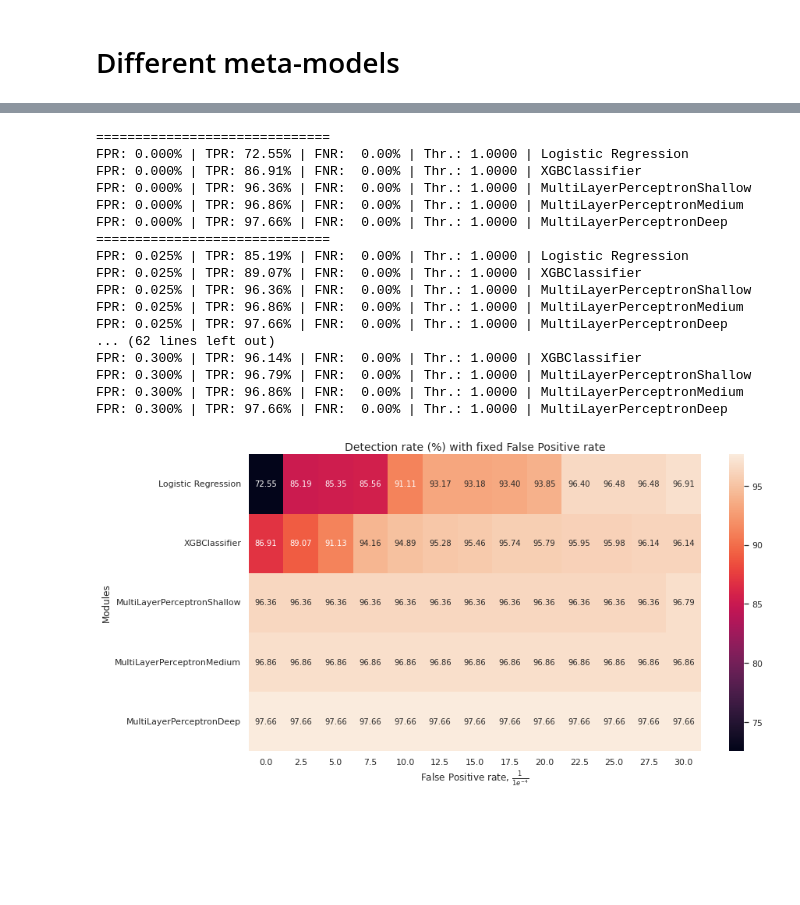
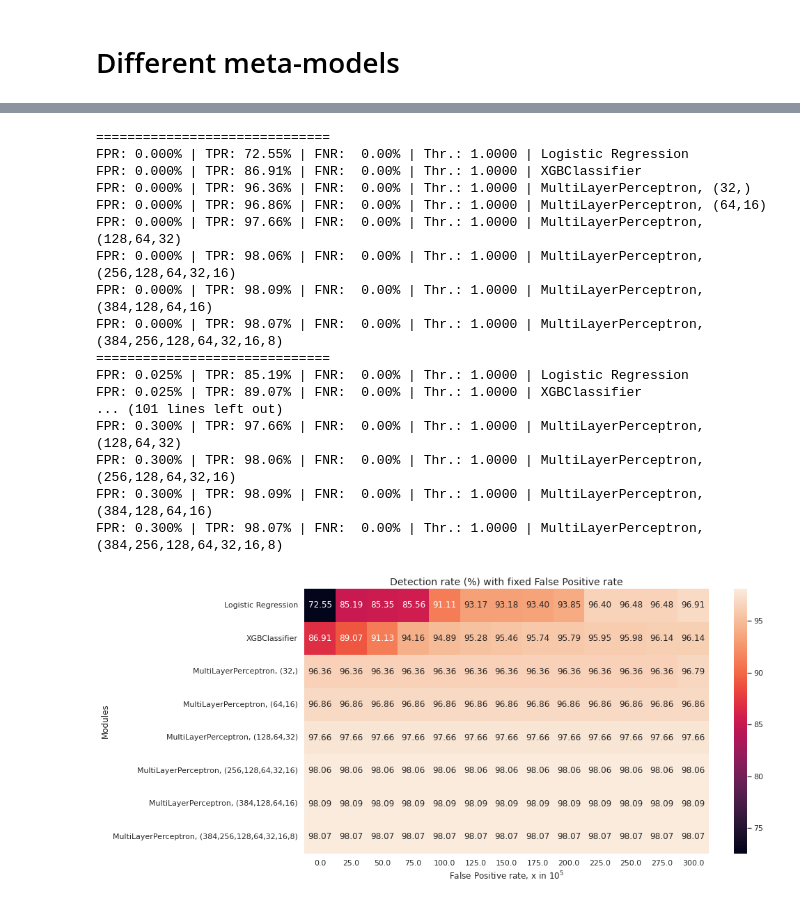
Before and after one commit to dtrizna/quo.vadis, a Jupyter notebook: evaluation/representations/evaluate_val_mlp.ipynb, the cells around one changed output, grey strips where cells are left out. Saved outputs shown, nothing was run; the diff lists cells and outputs as text; code cells hidden in the pictures; blank space fills up the shorter version.

```diff
--- a/evaluation/representations/evaluate_val_mlp.ipynb
+++ b/evaluation/representations/evaluate_val_mlp.ipynb
@@ -241,25 +491,44 @@ models_meta["XGBClassifier"] = CompositeClassifierFromRepresentations(modules=mo
                                                                     meta_model="XGBClassifier",
                                                                     load_meta_model = False,
                                                                     root=ROOT)
-models_meta["MultiLayerPerceptronShallow"] = CompositeClassifierFromRepresentations(modules=modules,
+models_meta["MultiLayerPerceptron, (32,)"] = CompositeClassifierFromRepresentations(modules=modules,
                                                                     meta_model="MultiLayerPerceptron",
                                                                     load_meta_model = False,
                                                                     root=ROOT,
                                                                     mlp_hidden_layer_sizes=(32,),
                                                                     meta_fit_max_iter=400)
-models_meta["MultiLayerPerceptronMedium"] = CompositeClassifierFromRepresentations(modules=modules,
+models_meta["MultiLayerPerceptron, (64,16)"] = CompositeClassifierFromRepresentations(modules=modules,
                                                                     meta_model="MultiLayerPerceptron",
                                                                     load_meta_model = False,
                                                                     root=ROOT,
                                                                     mlp_hidden_layer_sizes=(64,16),
                                                                     meta_fit_max_iter=400)
-models_meta["MultiLayerPerceptronDeep"] = CompositeClassifierFromRepresentations(modules=modules,
+models_meta["MultiLayerPerceptron, (128,64,32)"] = CompositeClassifierFromRepresentations(modules=modules,
                                                                     meta_model="MultiLayerPerceptron",
                                                                     load_meta_model = False,
                                                                     root=ROOT,
                                                                     mlp_hidden_layer_sizes=(128,64,32),
                                                                     meta_fit_max_iter=400)
+models_meta["MultiLayerPerceptron, (256,128,64,32,16)"] = CompositeClassifierFromRepresentations(modules=modules,
+                                                                    meta_model="MultiLayerPerceptron",
+                                                                    load_meta_model = False,
+                                                                    root=ROOT,
+                                                                    mlp_hidden_layer_sizes=(256,128,64,32,16),
+                                                                    meta_fit_max_iter=400)
 
+models_meta["MultiLayerPerceptron, (384,128,64,16)"] = CompositeClassifierFromRepresentations(modules=modules,
+                                                                    meta_model="MultiLayerPerceptron",
+                                                                    load_meta_model = False,
+                                                                    root=ROOT,
+                                                                    mlp_hidden_layer_sizes=(384,128,64,16),
+                                                                    meta_fit_max_iter=400)
+
+models_meta["MultiLayerPerceptron, (384,256,128,64,32,16,8)"] = CompositeClassifierFromRepresentations(modules=modules,
+                                                                    meta_model="MultiLayerPerceptron",
+                                                                    load_meta_model = False,
+                                                                    root=ROOT,
+                                                                    mlp_hidden_layer_sizes=(384,256,128,64,32,16,8),
+                                                                    meta_fit_max_iter=400)
 x_trains = {}
 x_vals = {}
 for x in models_meta:
@@ -322,22 +591,22 @@ weighted avg     0.9856    0.9855    0.9855     18102
 # %%
-fprs, fnrs, tprs, thresholds_roc, thresholds_det = get_dicts_for_magic_analysis(models_meta, x_vals, y_val)
-do_magic_analysis(models_meta, fprs, fnrs, tprs, thresholds_roc, thresholds_det, fpr_rates=list(np.arange(2.5e-8, 3.01e-3, 2.5e-4)))
+fprs, fnrs, tprs, thresholds_roc, thresholds_det = get_fpr_fnr_dicts(models_meta, x_vals, y_val)
+detection_rates_from_fpr(models_meta, fprs, fnrs, tprs, thresholds_roc, thresholds_det, fpr_rates=list(np.arange(2.5e-8, 3.01e-3, 2.5e-4)))
 # %% [output]
 ==============================
 FPR: 0.000% | TPR: 72.55% | FNR:  0.00% | Thr.: 1.0000 | Logistic Regression
 FPR: 0.000% | TPR: 86.91% | FNR:  0.00% | Thr.: 1.0000 | XGBClassifier
-FPR: 0.000% | TPR: 96.36% | FNR:  0.00% | Thr.: 1.0000 | MultiLayerPerceptronShallow
-FPR: 0.000% | TPR: 96.86% | FNR:  0.00% | Thr.: 1.0000 | MultiLayerPerceptronMedium
-FPR: 0.000% | TPR: 97.66% | FNR:  0.00% | Thr.: 1.0000 | MultiLayerPerceptronDeep
+FPR: 0.000% | TPR: 96.36% | FNR:  0.00% | Thr.: 1.0000 | MultiLayerPerceptron, (32,)
+FPR: 0.000% | TPR: 96.86% | FNR:  0.00% | Thr.: 1.0000 | MultiLayerPerceptron, (64,16)
+FPR: 0.000% | TPR: 97.66% | FNR:  0.00% | Thr.: 1.0000 | MultiLayerPerceptron, (128,64,32)
+FPR: 0.000% | TPR: 98.06% | FNR:  0.00% | Thr.: 1.0000 | MultiLayerPerceptron, (256,128,64,32,16)
+FPR: 0.000% | TPR: 98.09% | FNR:  0.00% | Thr.: 1.0000 | MultiLayerPerceptron, (384,128,64,16)
+FPR: 0.000% | TPR: 98.07% | FNR:  0.00% | Thr.: 1.0000 | MultiLayerPerceptron, (384,256,128,64,32,16,8)
 ==============================
 FPR: 0.025% | TPR: 85.19% | FNR:  0.00% | Thr.: 1.0000 | Logistic Regression
 FPR: 0.025% | TPR: 89.07% | FNR:  0.00% | Thr.: 1.0000 | XGBClassifier
-FPR: 0.025% | TPR: 96.36% | FNR:  0.00% | Thr.: 1.0000 | MultiLayerPerceptronShallow
-FPR: 0.025% | TPR: 96.86% | FNR:  0.00% | Thr.: 1.0000 | MultiLayerPerceptronMedium
-FPR: 0.025% | TPR: 97.66% | FNR:  0.00% | Thr.: 1.0000 | MultiLayerPerceptronDeep
-... (62 lines left out)
-FPR: 0.300% | TPR: 96.14% | FNR:  0.00% | Thr.: 1.0000 | XGBClassifier
-FPR: 0.300% | TPR: 96.79% | FNR:  0.00% | Thr.: 1.0000 | MultiLayerPerceptronShallow
-FPR: 0.300% | TPR: 96.86% | FNR:  0.00% | Thr.: 1.0000 | MultiLayerPerceptronMedium
-FPR: 0.300% | TPR: 97.66% | FNR:  0.00% | Thr.: 1.0000 | MultiLayerPerceptronDeep
+... (101 lines left out)
+FPR: 0.300% | TPR: 97.66% | FNR:  0.00% | Thr.: 1.0000 | MultiLayerPerceptron, (128,64,32)
+FPR: 0.300% | TPR: 98.06% | FNR:  0.00% | Thr.: 1.0000 | MultiLayerPerceptron, (256,128,64,32,16)
+FPR: 0.300% | TPR: 98.09% | FNR:  0.00% | Thr.: 1.0000 | MultiLayerPerceptron, (384,128,64,16)
+FPR: 0.300% | TPR: 98.07% | FNR:  0.00% | Thr.: 1.0000 | MultiLayerPerceptron, (384,256,128,64,32,16,8)
-[figure, old version]
+[figure, new version]
```
Also changed, not shown: parts of 15 cells of this notebook, 11 other files.
